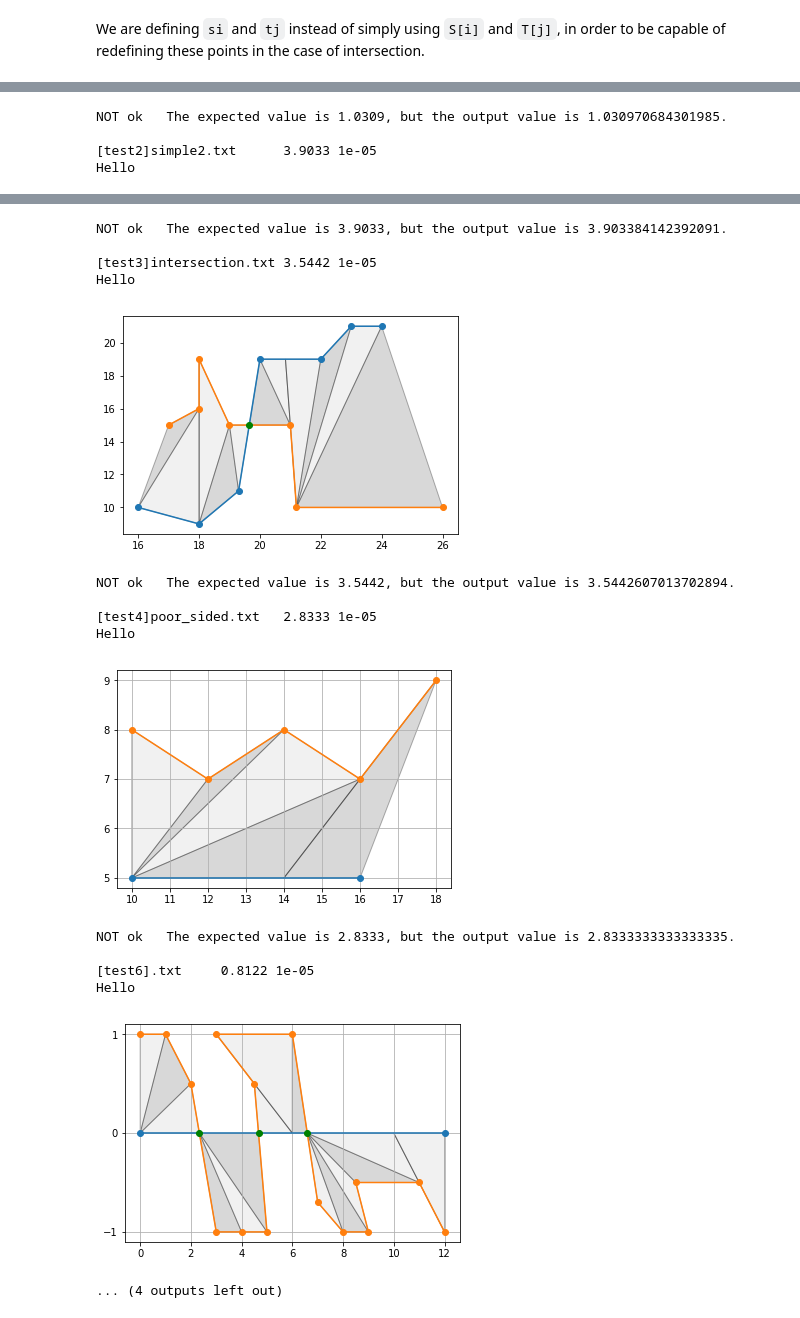
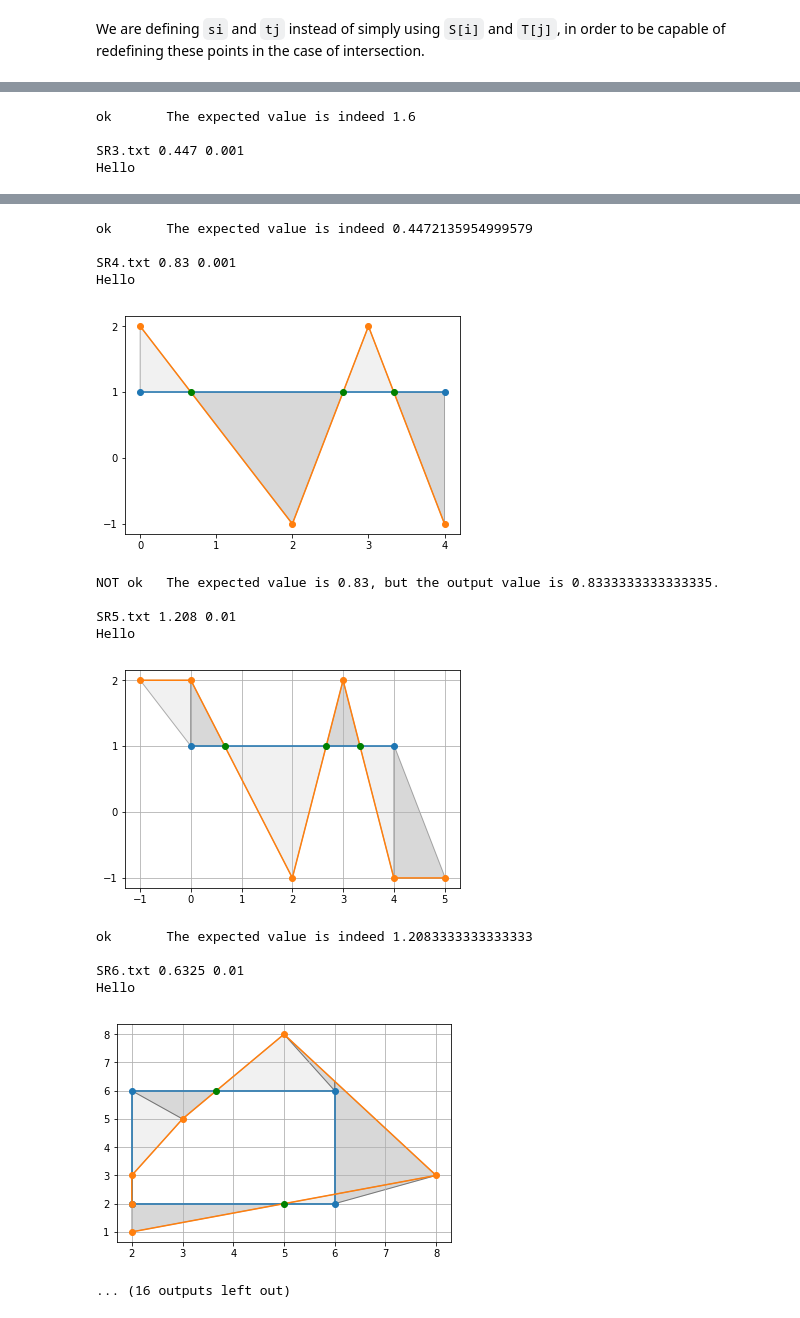
Before and after one commit to JulienNonin/error-btw-trajectories, a Jupyter notebook: Main.ipynb, the cells around one changed output, grey strips where cells are left out. Drawn from its saved outputs; the diff is of its cells as text; code cells hidden in the pictures.

```diff
--- a/Main.ipynb
+++ b/Main.ipynb
@@ -295,7 +313,7 @@ def error_btw_trajectories(S, T):
 #         print(i, j, si, S[i+1], tj, T[j+1])
         # 1. Check whether or not there is an intersection between the two next segments
         intersect = find_intersection_seg(si, S[i+1], tj, T[j+1])
-        if np.all(intersect != None): # if the segments [S_i, S_i+1] and [T_i, T_i+1] intersect
+        if np.all(intersect != np.inf): # if the segments [S_i, S_i+1] and [T_i, T_i+1] intersect
 #             print(">> Intersection")
             # Compute area of the triangle intersect, si, tj
             error += triangle_area(si, tj, intersect, ax)
@@ -393,5 +411,5 @@ def error_btw_trajectories(S, T):
     Slen = sum(norm(S[i+1] - S[i]) for i in range(len(S) - 1))
     return error / Slen
 # %%
-validator.test(error_btw_trajectories, samples_range = slice(0, None), dirname="../indoor-location-oracles/Oracles/")
+validator.test(error_btw_trajectories, samples_range = slice(0, None))
 # %% [output]
@@ -406,4 +424,4 @@ Hello
-NOT ok   The expected value is 1.0309, but the output value is 1.030970684301985.
+ok       The expected value is indeed 1.6
 
-[test2]simple2.txt      3.9033 1e-05
+SR3.txt 0.447 0.001
 Hello
@@ -411,16 +429,16 @@ Hello
-NOT ok   The expected value is 3.9033, but the output value is 3.903384142392091.
+ok       The expected value is indeed 0.4472135954999579
 
-[test3]intersection.txt 3.5442 1e-05
+SR4.txt 0.83 0.001
 Hello
-[figure, old version]
+[figure, new version]
-NOT ok   The expected value is 3.5442, but the output value is 3.5442607013702894.
+NOT ok   The expected value is 0.83, but the output value is 0.8333333333333335.
 
-[test4]poor_sided.txt   2.8333 1e-05
+SR5.txt 1.208 0.01
 Hello
-[figure, old version]
+[figure, new version]
-NOT ok   The expected value is 2.8333, but the output value is 2.8333333333333335.
+ok       The expected value is indeed 1.2083333333333333
 
-[test6].txt     0.8122 1e-05
+SR6.txt 0.6325 0.01
 Hello
-[figure, old version]
+[figure, new version]
-... (4 outputs left out)
+... (16 outputs left out)
```
Also changed, not shown: parts of 3 cells of this notebook, 2 other files.
